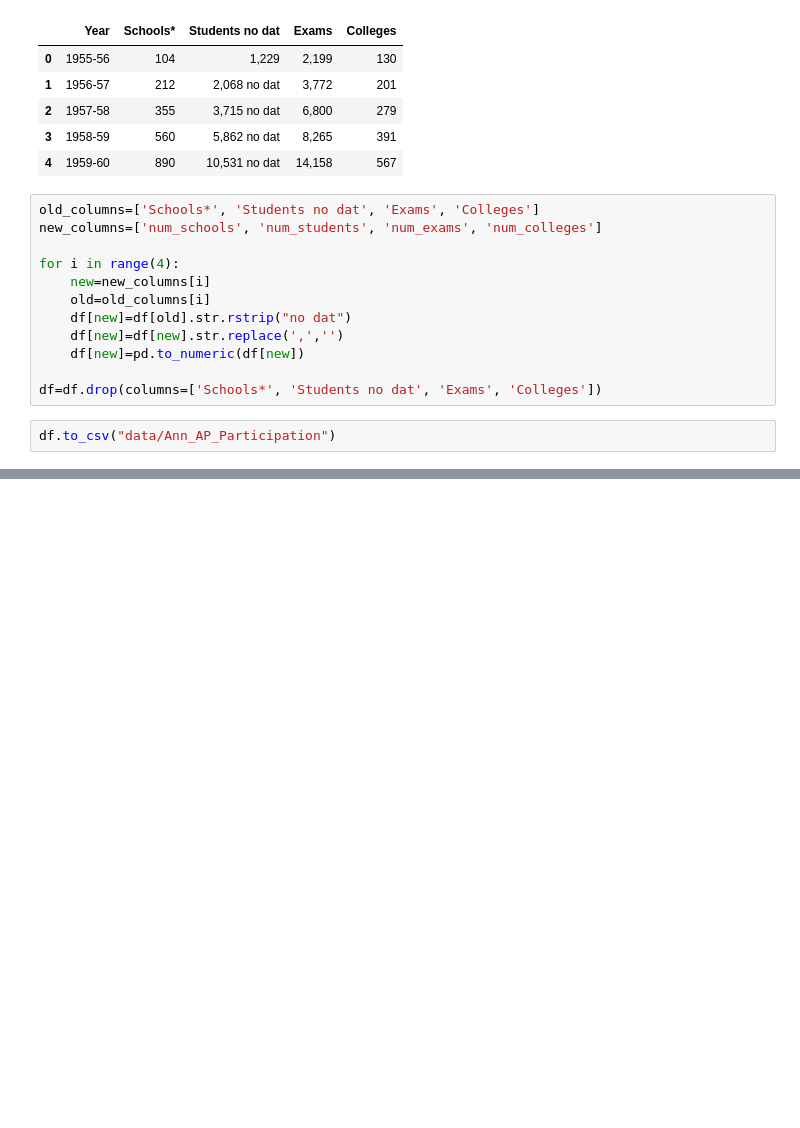
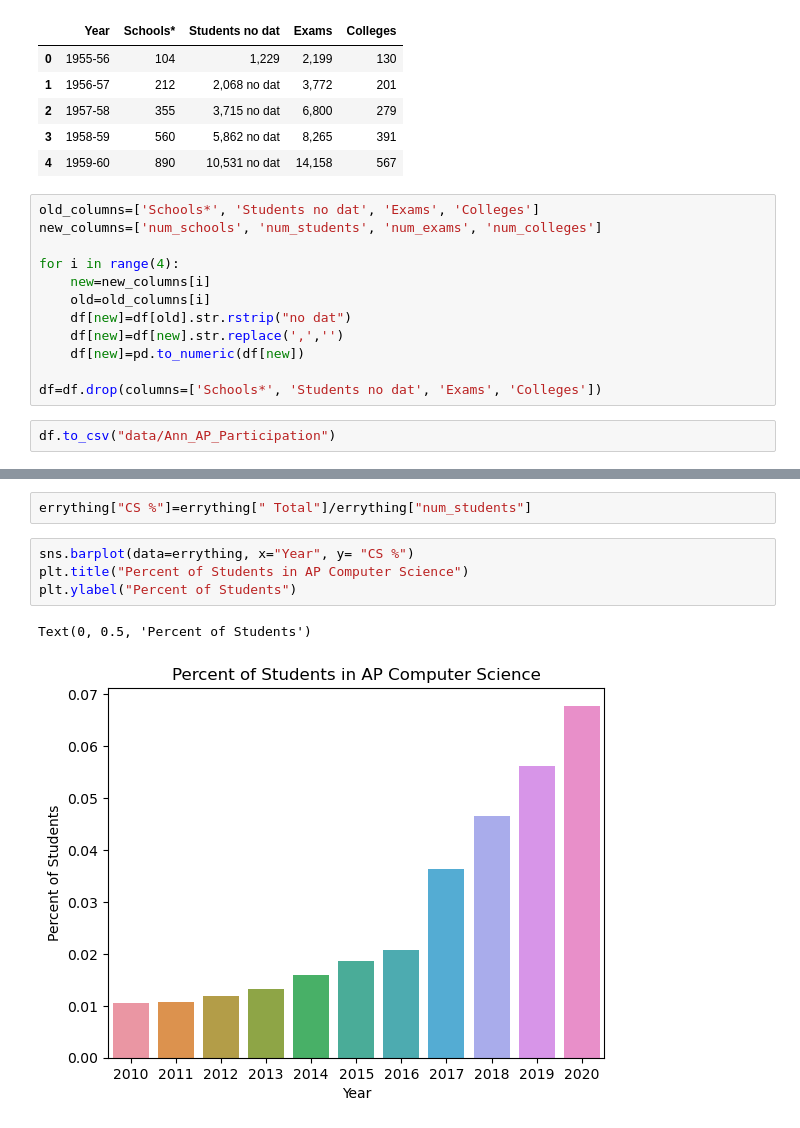
Before and after one commit to leahokamura/CS290FinalProject, a Jupyter notebook: DataCleaning_for_APData.ipynb, the cells around one changed output, grey strips where cells are left out. Drawn from its saved outputs; the diff is of its cells as text; blank space fills up the shorter version.

```diff
--- a/DataCleaning_for_APData.ipynb
+++ b/DataCleaning_for_APData.ipynb
@@ -52,0 +101,9 @@ df
+# %%
+errything["CS %"]=errything[" Total"]/errything["num_students"]
+# %%
+sns.barplot(data=errything, x="Year", y= "CS %")
+plt.title("Percent of Students in AP Computer Science")
+plt.ylabel("Percent of Students")
+# %% [output]
+Text(0, 0.5, 'Percent of Students')
+[figure, added]
```
Also changed, not shown: parts of 11 cells of this notebook.
